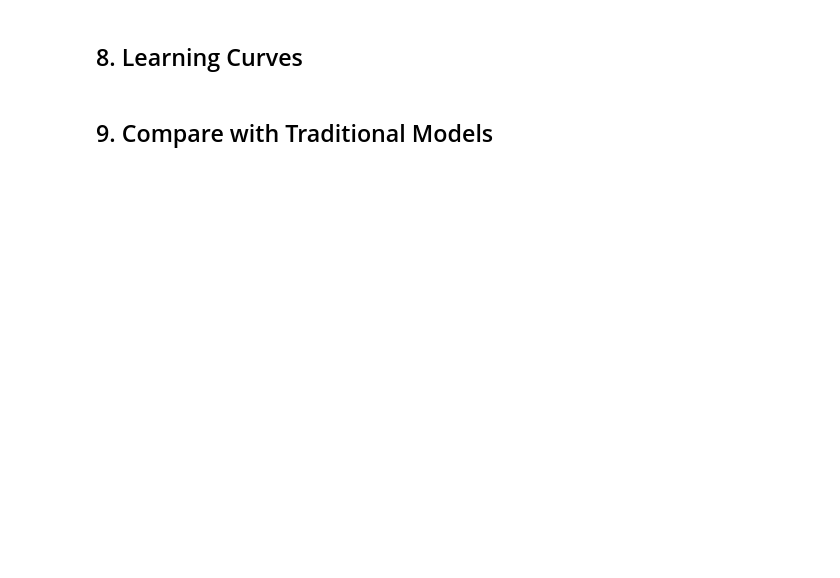
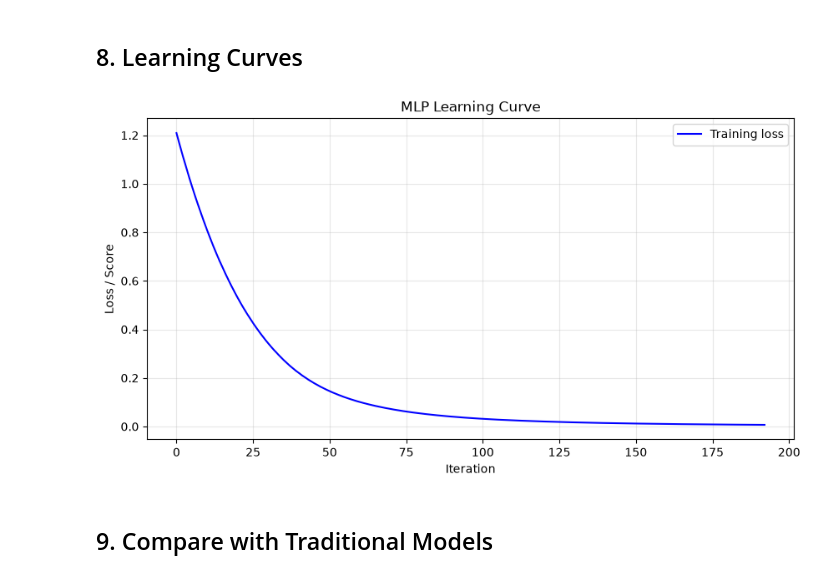
Before and after one commit to 5at4am/complete-data-science, a Jupyter notebook: notebooks/05_machine_learning/05_26_mlp_classifier.ipynb, the cells around one changed output. Saved outputs shown, nothing was run; the diff lists cells and outputs as text; code cells hidden in the pictures; blank space fills up the shorter version.

```diff
--- a/notebooks/05_machine_learning/05_26_mlp_classifier.ipynb
+++ b/notebooks/05_machine_learning/05_26_mlp_classifier.ipynb
@@ -72,18 +84,22 @@ print(pd.DataFrame(results).to_string(index=False))
 # %%
 mlp = MLPClassifier(hidden_layer_sizes=(64, 32), max_iter=500, random_state=42)
 mlp.fit(X_train_s, y_train)
 
 plt.figure(figsize=(10, 5))
 plt.plot(mlp.loss_curve_, "b-", label="Training loss")
-if hasattr(mlp, "validation_scores_"):
+# NOTE: validation_scores_ exists as an attribute but is None unless early_stopping
+# is enabled with a validation_fraction. Check the VALUE, not just the attribute.
+if mlp.validation_scores_ is not None:
     plt.plot(mlp.validation_scores_, "r-", label="Validation score")
 plt.xlabel("Iteration")
 plt.ylabel("Loss / Score")
 plt.title("MLP Learning Curve")
 plt.legend()
 plt.grid(True, alpha=0.3)
 plt.savefig("mlp_learning_curve.png", dpi=100, bbox_inches="tight")
 plt.show()
+# %% [output]
+[figure, added]
 # %% [markdown]
 ## 9. Compare with Traditional Models
 # %%
```
Also changed, not shown: parts of 6 cells of this notebook, 7 other files.
